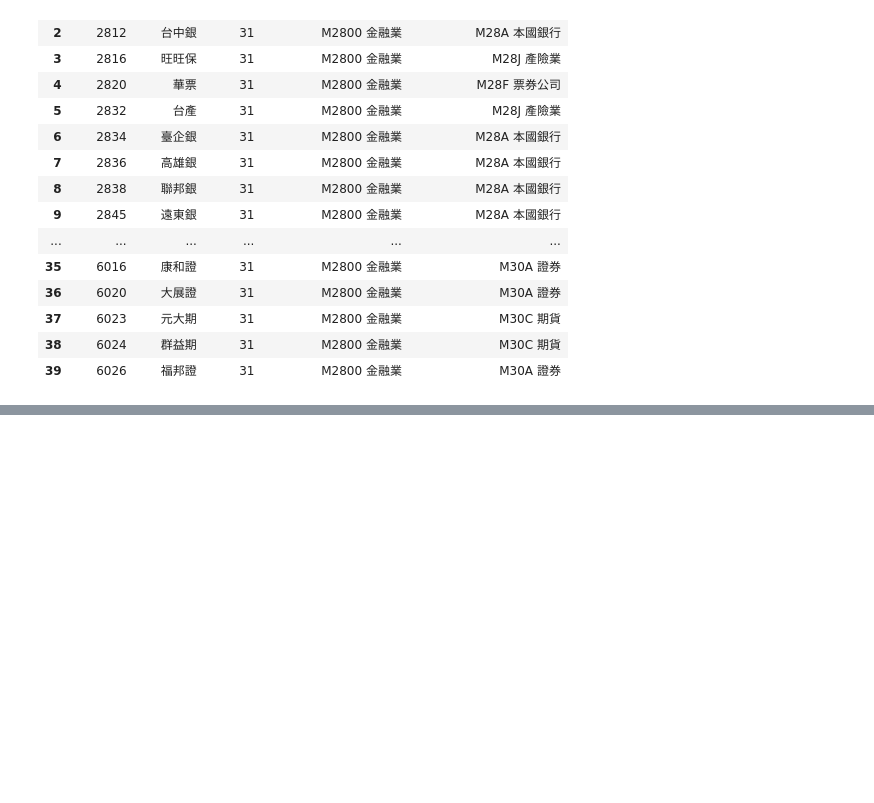
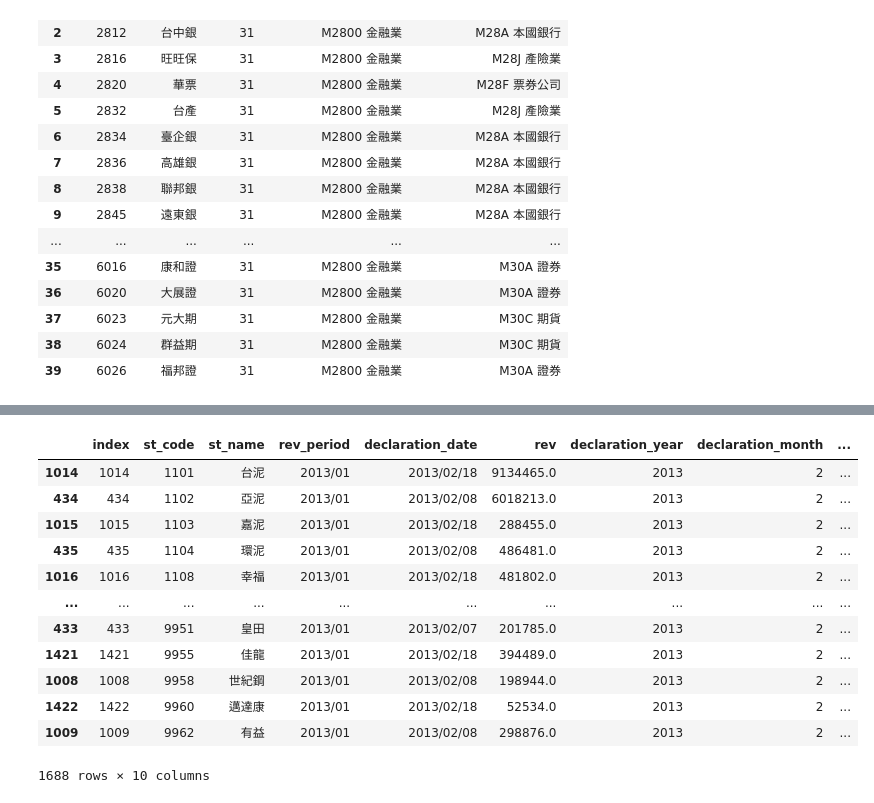
Before and after one commit to Cyu41/Revenue, a Jupyter notebook: Untitled.ipynb, the cells around one changed output, grey strips where cells are left out. Cells and saved outputs as stored; diff of their text form; code cells hidden in the pictures; blank space fills up the shorter version.

```diff
--- a/Untitled.ipynb
+++ b/Untitled.ipynb
@@ -1014,0 +654,2 @@ def forecast_estimation(forecast_data, forecast_df):
+# %%
+a = pd.read_sql('tej_revenue', engine)
@@ -1014,0 +674,16 @@ def forecast_estimation(forecast_data, forecast_df):
+# %%
+a.drop_duplicates('st_code').sort_values('st_code')
+# %% [output]
+|  | index | st_code | st_name | rev_period | declaration_date | rev | declaration_year | declaration_month | ... |
+| 1014 | 1014 | 1101 | 台泥 | 2013/01 | 2013/02/18 | 9134465.0 | 2013 | 2 | ... |
+| 434 | 434 | 1102 | 亞泥 | 2013/01 | 2013/02/08 | 6018213.0 | 2013 | 2 | ... |
+| 1015 | 1015 | 1103 | 嘉泥 | 2013/01 | 2013/02/18 | 288455.0 | 2013 | 2 | ... |
+| 435 | 435 | 1104 | 環泥 | 2013/01 | 2013/02/08 | 486481.0 | 2013 | 2 | ... |
+| 1016 | 1016 | 1108 | 幸福 | 2013/01 | 2013/02/18 | 481802.0 | 2013 | 2 | ... |
+| ... | ... | ... | ... | ... | ... | ... | ... | ... | ... |
+| 433 | 433 | 9951 | 皇田 | 2013/01 | 2013/02/07 | 201785.0 | 2013 | 2 | ... |
+| 1421 | 1421 | 9955 | 佳龍 | 2013/01 | 2013/02/18 | 394489.0 | 2013 | 2 | ... |
+| 1008 | 1008 | 9958 | 世紀鋼 | 2013/01 | 2013/02/08 | 198944.0 | 2013 | 2 | ... |
+| 1422 | 1422 | 9960 | 邁達康 | 2013/01 | 2013/02/18 | 52534.0 | 2013 | 2 | ... |
+| 1009 | 1009 | 9962 | 有益 | 2013/01 | 2013/02/08 | 298876.0 | 2013 | 2 | ... |
+1688 rows × 10 columns
```
Also changed, not shown: parts of 21 cells of this notebook.
